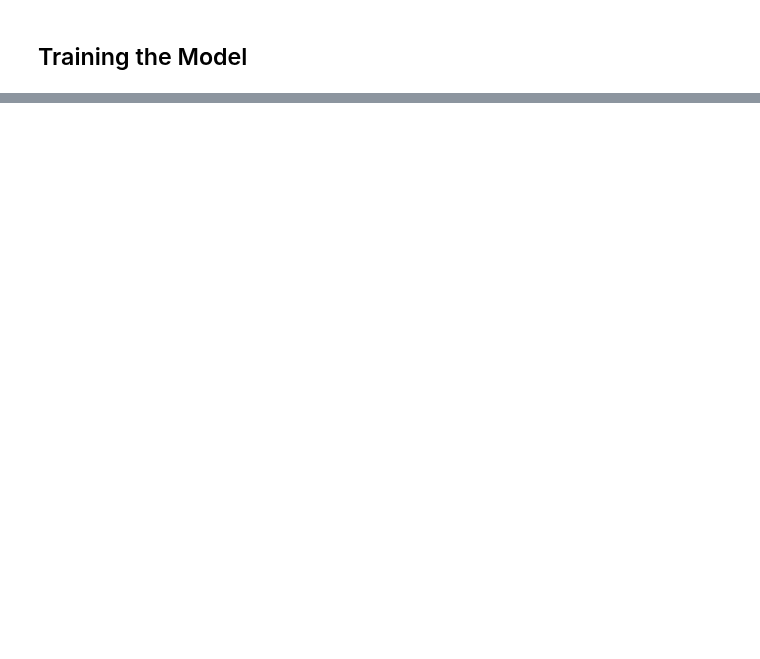
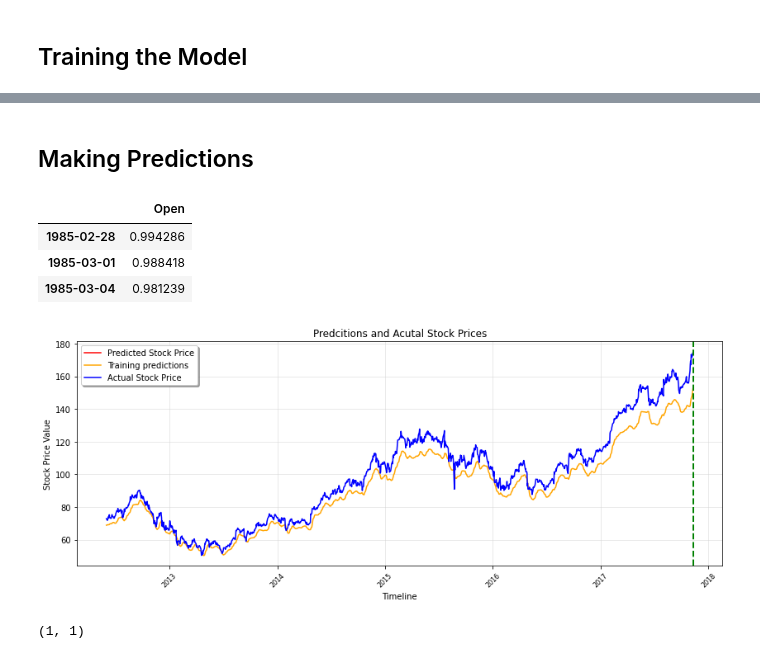
Before and after one commit to zanderman/stock-forecasting-transformer, a Jupyter notebook: Stock_predict_LSTM.ipynb, the cells around one changed output, grey strips where cells are left out. Cells and saved outputs as stored; diff of their text form; code cells hidden in the pictures; blank space fills up the shorter version.

```diff
--- a/Stock_predict_LSTM.ipynb
+++ b/Stock_predict_LSTM.ipynb
@@ -264,0 +281,73 @@ plt.show()
+# %% [markdown]
+## Making Predictions
+# %%
+# Generate list of sequence of days for predictions
+datelist_future = pd.date_range(datelist_train[-1], periods=n_future, freq='1d').tolist()
+
+# Convert Pandas Timestamp to Datetime object (for transformation) --> FUTURE
+datelist_future_ = []
+for this_timestamp in datelist_future:
+    datelist_future_.append(this_timestamp.date())
+# %%
+# Perform predictions
+predictions_future = model.predict(X_train[-n_future:])
+
+predictions_train = model.predict(X_train[n_past:])
+# %%
+# Inverse the predictions to original measurements
+
+# ---> Special function: convert <datetime.date> to <Timestamp>
+def datetime_to_timestamp(x):
+    '''
+        x : a given datetime value (datetime.date)
+    '''
+    return datetime.strptime(x.strftime('%Y%m%d'), '%Y%m%d')
+
+
+y_pred_future = sc_predict.inverse_transform(predictions_future)
+y_pred_train = sc_predict.inverse_transform(predictions_train)
+
+PREDICTIONS_FUTURE = pd.DataFrame(y_pred_future, columns=['Open']).set_index(pd.Series(datelist_future))
+PREDICTION_TRAIN = pd.DataFrame(y_pred_train, columns=['Open']).set_index(pd.Series(datelist_train[2 * n_past + n_future -1:]))
+
+# Convert <datetime.date> to <Timestamp> for PREDCITION_TRAIN
+PREDICTION_TRAIN.index = PREDICTION_TRAIN.index.to_series().apply(datetime_to_timestamp)
+
+PREDICTION_TRAIN.head(3)
+# %% [output]
+|  | Open |
+| 1985-02-28 | 0.994286 |
+| 1985-03-01 | 0.988418 |
+| 1985-03-04 | 0.981239 |
+# %%
+# Parse training set timestamp for better visualization
+df_train.index = datelist_train
+df_train.index = pd.to_datetime(df_train.index)
+# %%
+# Set plot size
+from pylab import rcParams
+rcParams['figure.figsize'] = 14, 5
+
+# Plot parameters
+START_DATE_FOR_PLOTTING = '2012-06-01'
+
+plt.plot(PREDICTIONS_FUTURE.index, PREDICTIONS_FUTURE['Open'], color='r', label='Predicted Stock Price')
+plt.plot(PREDICTION_TRAIN.loc[START_DATE_FOR_PLOTTING:].index, PREDICTION_TRAIN.loc[START_DATE_FOR_PLOTTING:]['Open'], color='orange', label='Training predictions')
+plt.plot(df_train.loc[START_DATE_FOR_PLOTTING:].index, df_train.loc[START_DATE_FOR_PLOTTING:]['Open'], color='b', label='Actual Stock Price')
+
+plt.axvline(x = min(PREDICTIONS_FUTURE.index), color='green', linewidth=2, linestyle='--')
+
+plt.grid(which='major', color='#cccccc', alpha=0.5)
+
+plt.legend(shadow=True)
+plt.title('Predcitions and Acutal Stock Prices', fontsize=12)
+plt.xlabel('Timeline', fontsize=10)
+plt.ylabel('Stock Price Value', fontsize=10)
+plt.xticks(rotation=45, fontsize=8)
+plt.show()
+# %% [output]
+[figure, added]
+# %%
+PREDICTIONS_FUTURE.shape
+# %% [output]
+(1, 1)
```
Also changed, not shown: parts of 9 cells of this notebook.
